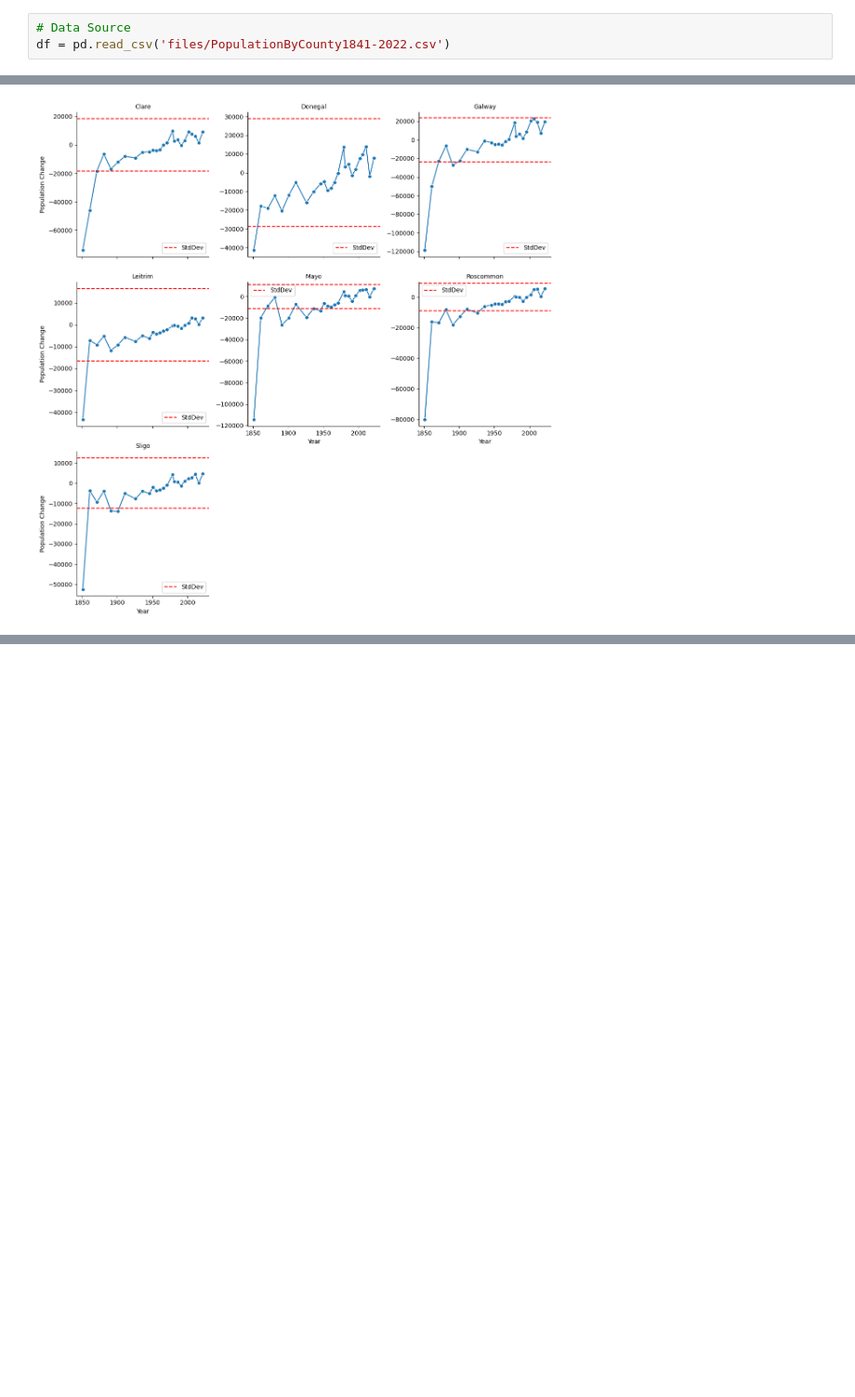
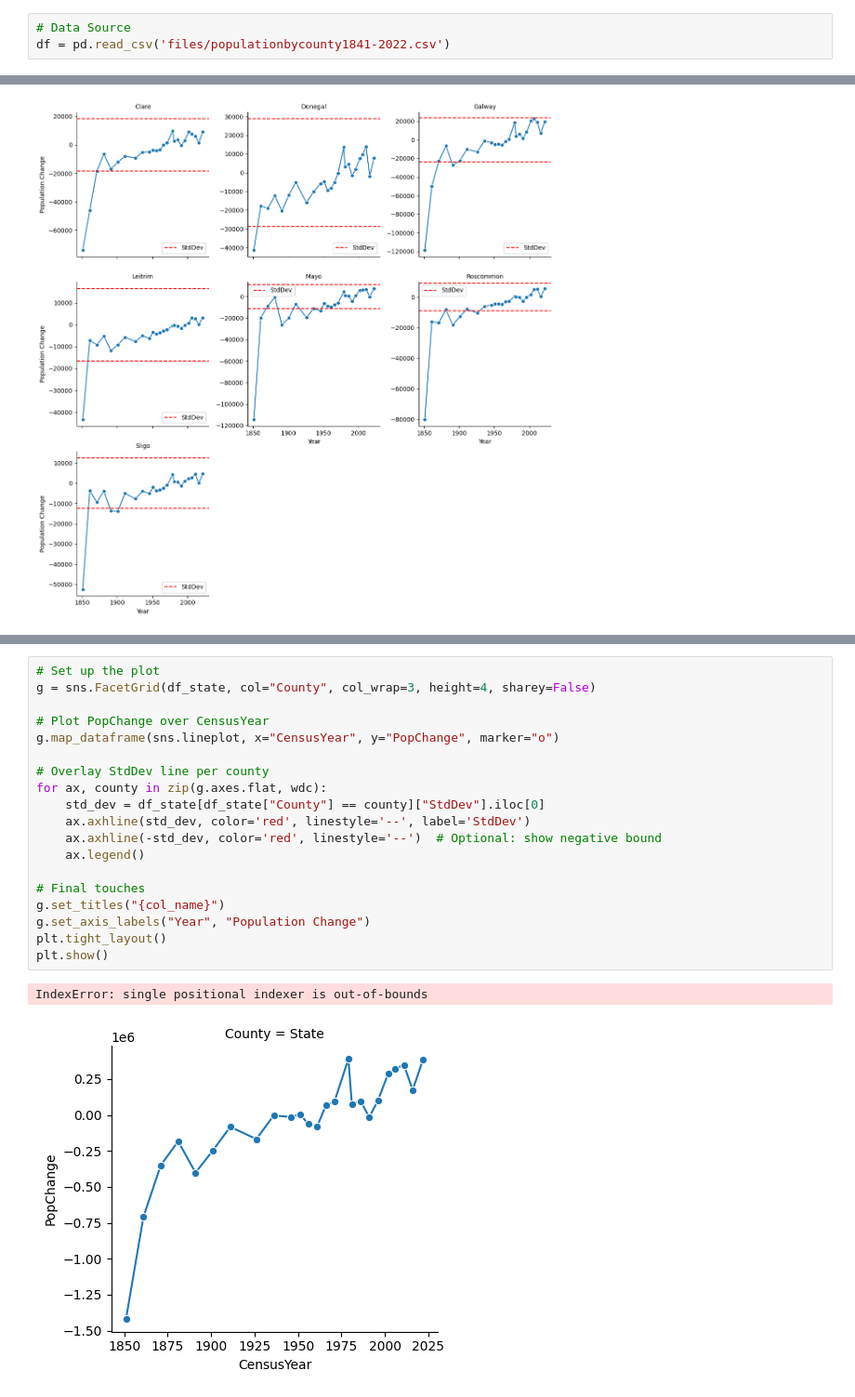
Before and after one commit to turps-pc90/AppliedStatisticsAssessment, a Jupyter notebook: roughwork.ipynb, the cells around one changed output, grey strips where cells are left out. Shown at 93% size. Cells and saved outputs as stored; diff of their text form; blank space fills up the shorter version.

```diff
--- a/roughwork.ipynb
+++ b/roughwork.ipynb
@@ -7,7 +7,7 @@ import seaborn as sns
 import json
 # %%
 # Data Source
-df = pd.read_csv('files/PopulationByCounty1841-2022.csv')
+df = pd.read_csv('files/populationbycounty1841-2022.csv')
 # %%
 # Printing data to test
 df.head()
@@ -272,0 +283,22 @@ All seven counties start off from a low point on their respective plots owing to
+# %%
+# Set up the plot
+g = sns.FacetGrid(df_state, col="County", col_wrap=3, height=4, sharey=False)
+
+# Plot PopChange over CensusYear
+g.map_dataframe(sns.lineplot, x="CensusYear", y="PopChange", marker="o")
+
+# Overlay StdDev line per county
+for ax, county in zip(g.axes.flat, wdc):
+    std_dev = df_state[df_state["County"] == county]["StdDev"].iloc[0]
+    ax.axhline(std_dev, color='red', linestyle='--', label='StdDev')
+    ax.axhline(-std_dev, color='red', linestyle='--')  # Optional: show negative bound
+    ax.legend()
+
+# Final touches
+g.set_titles("{col_name}")
+g.set_axis_labels("Year", "Population Change")
+plt.tight_layout()
+plt.show()
+# %% [output]
+IndexError: single positional indexer is out-of-bounds
+[figure, added]
```
Also changed, not shown: parts of 1 cell of this notebook, 1 other file.
